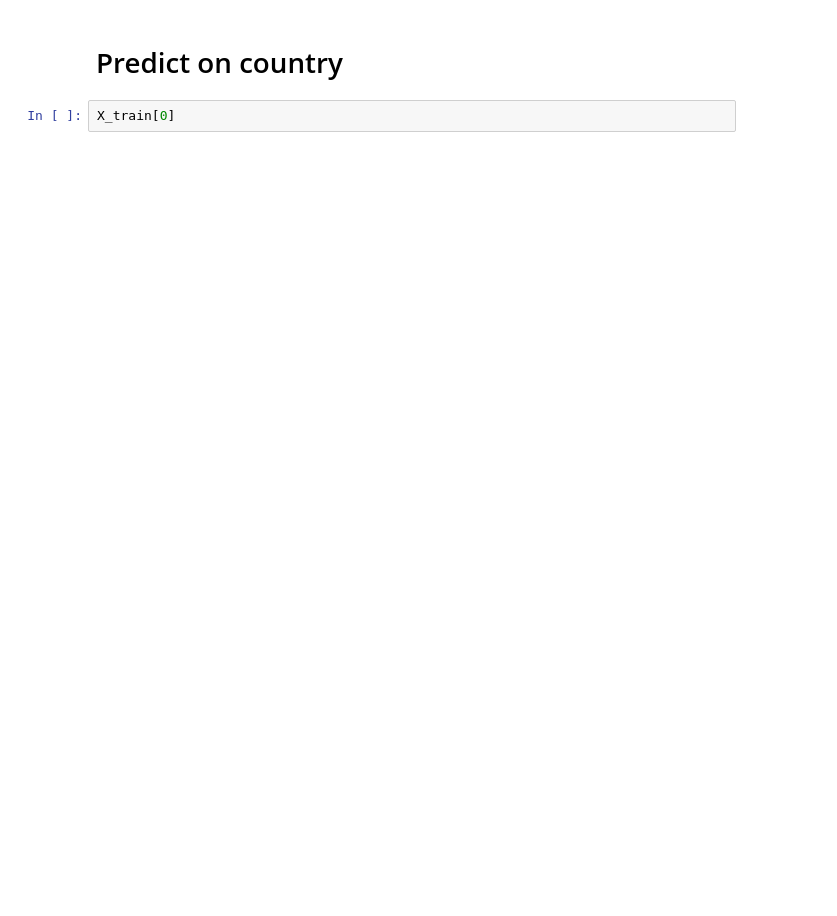
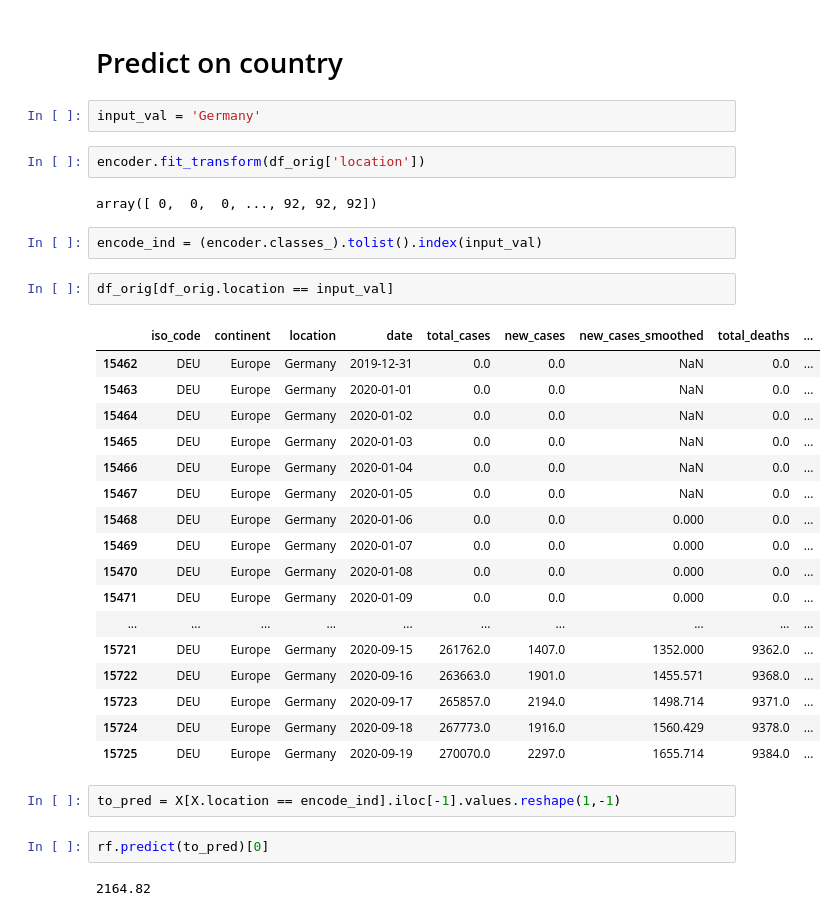
Before and after one commit to Createdd/ml_api_covid, a Jupyter notebook: predict_covid.ipynb, the cells around one changed output. Saved outputs shown, nothing was run; the diff lists cells and outputs as text; blank space fills up the shorter version.

```diff
--- a/predict_covid.ipynb
+++ b/predict_covid.ipynb
@@ -446,4 +441,36 @@ print(f'{r2_score(y_test, y_pred):.2%}')
 # %% [markdown]
 # Predict on country
-# %%
-X_train[0]
+# %%
+input_val = 'Germany'
+# %%
+encoder.fit_transform(df_orig['location'])
+# %% [output]
+array([ 0,  0,  0, ..., 92, 92, 92])
+# %%
+encode_ind = (encoder.classes_).tolist().index(input_val)
+# %%
+df_orig[df_orig.location == input_val]
+# %% [output]
+|  | iso_code | continent | location | date | total_cases | new_cases | new_cases_smoothed | total_deaths | ... |
+| 15462 | DEU | Europe | Germany | 2019-12-31 | 0.0 | 0.0 | NaN | 0.0 | ... |
+| 15463 | DEU | Europe | Germany | 2020-01-01 | 0.0 | 0.0 | NaN | 0.0 | ... |
+| 15464 | DEU | Europe | Germany | 2020-01-02 | 0.0 | 0.0 | NaN | 0.0 | ... |
+| 15465 | DEU | Europe | Germany | 2020-01-03 | 0.0 | 0.0 | NaN | 0.0 | ... |
+| 15466 | DEU | Europe | Germany | 2020-01-04 | 0.0 | 0.0 | NaN | 0.0 | ... |
+| 15467 | DEU | Europe | Germany | 2020-01-05 | 0.0 | 0.0 | NaN | 0.0 | ... |
+| 15468 | DEU | Europe | Germany | 2020-01-06 | 0.0 | 0.0 | 0.000 | 0.0 | ... |
+| 15469 | DEU | Europe | Germany | 2020-01-07 | 0.0 | 0.0 | 0.000 | 0.0 | ... |
+| 15470 | DEU | Europe | Germany | 2020-01-08 | 0.0 | 0.0 | 0.000 | 0.0 | ... |
+| 15471 | DEU | Europe | Germany | 2020-01-09 | 0.0 | 0.0 | 0.000 | 0.0 | ... |
+| ... | ... | ... | ... | ... | ... | ... | ... | ... | ... |
+| 15721 | DEU | Europe | Germany | 2020-09-15 | 261762.0 | 1407.0 | 1352.000 | 9362.0 | ... |
+| 15722 | DEU | Europe | Germany | 2020-09-16 | 263663.0 | 1901.0 | 1455.571 | 9368.0 | ... |
+| 15723 | DEU | Europe | Germany | 2020-09-17 | 265857.0 | 2194.0 | 1498.714 | 9371.0 | ... |
+| 15724 | DEU | Europe | Germany | 2020-09-18 | 267773.0 | 1916.0 | 1560.429 | 9378.0 | ... |
+| 15725 | DEU | Europe | Germany | 2020-09-19 | 270070.0 | 2297.0 | 1655.714 | 9384.0 | ... |
+# %%
+to_pred = X[X.location == encode_ind].iloc[-1].values.reshape(1,-1)
+# %%
+rf.predict(to_pred)[0]
+# %% [output]
+2164.82
```
Also changed, not shown: parts of 14 cells of this notebook, 3 other files.
